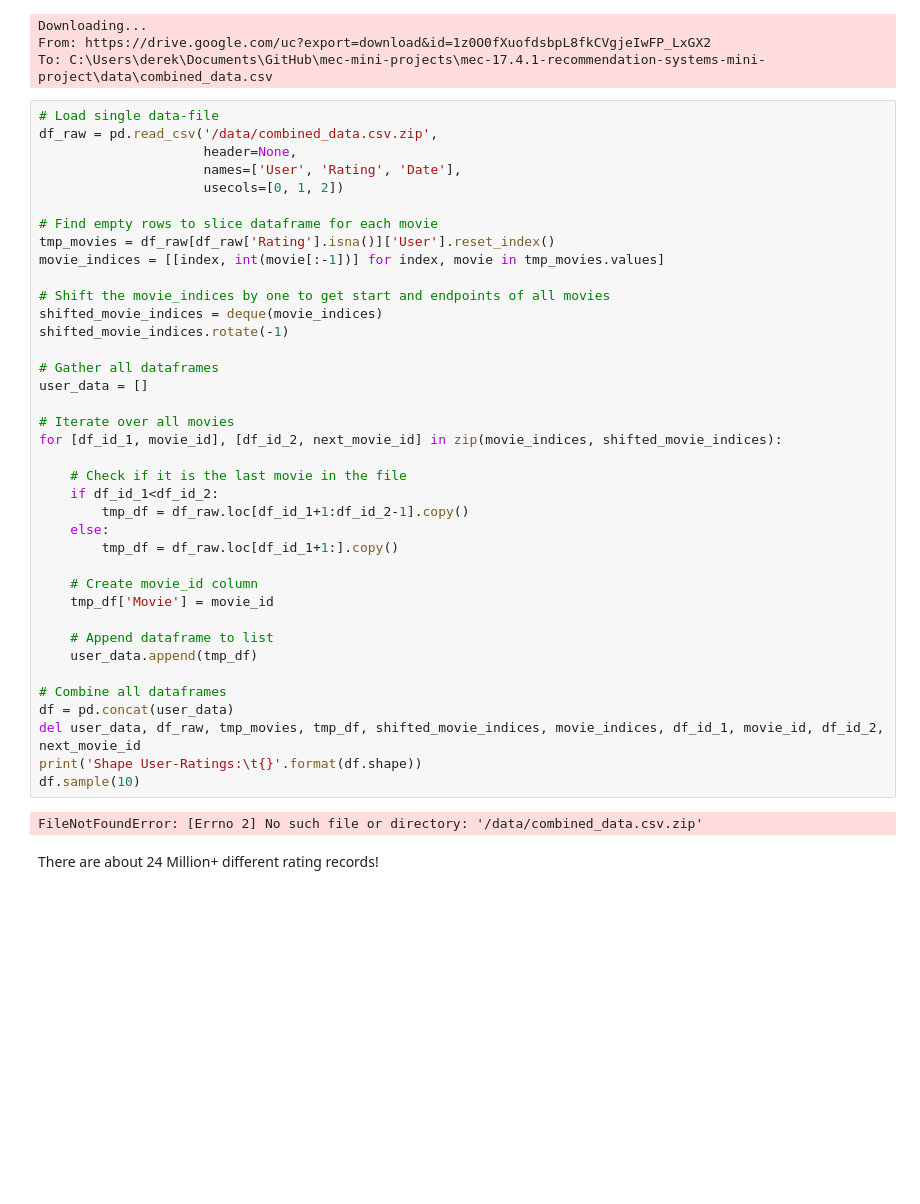
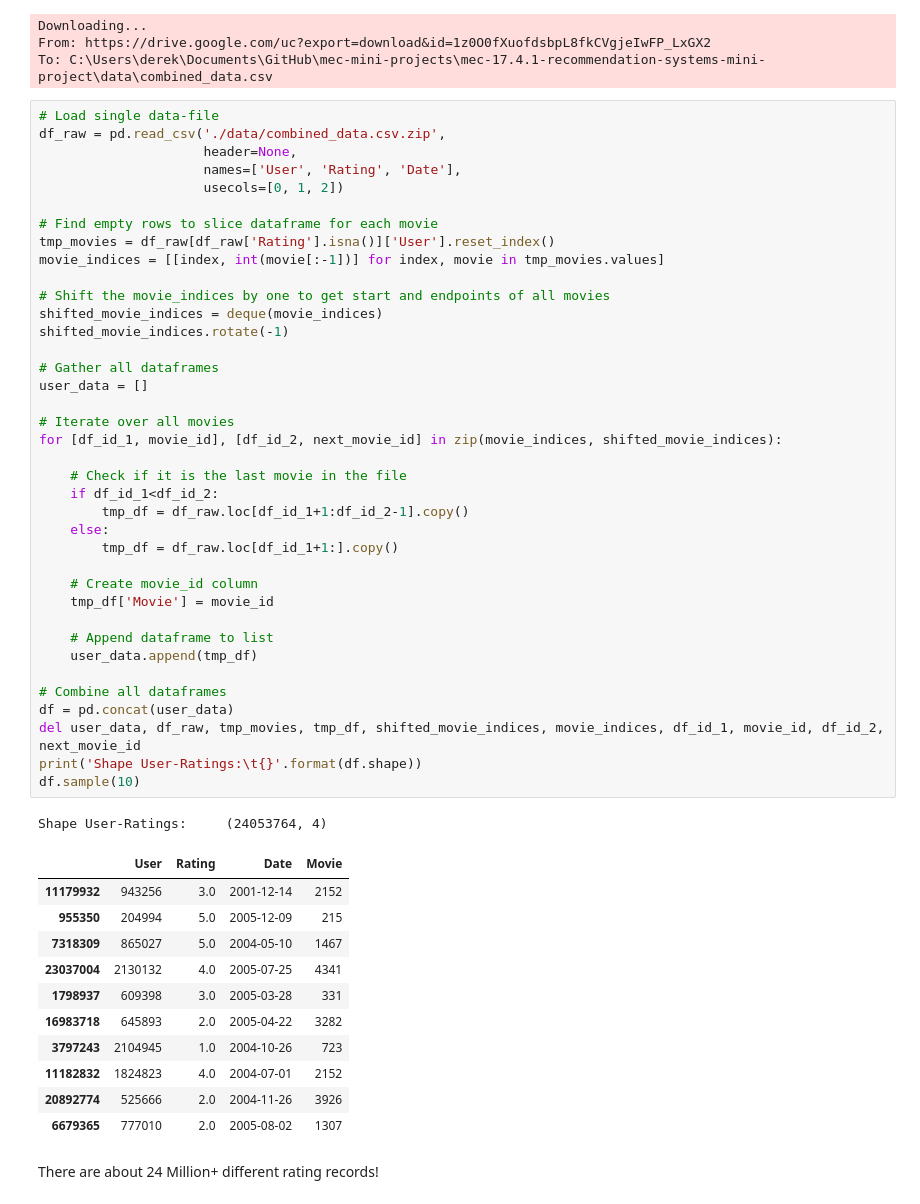
Before and after one commit to 3DBull/mec-mini-projects, a Jupyter notebook: mec-17.4.1-recommendation-systems-mini-project/Mini_Project_Recommendation_Systems.ipynb, the cells around one changed output. Cells and saved outputs as stored; diff of their text form; blank space fills up the shorter version.

```diff
--- a/mec-17.4.1-recommendation-systems-mini-project/Mini_Project_Recommendation_Systems.ipynb
+++ b/mec-17.4.1-recommendation-systems-mini-project/Mini_Project_Recommendation_Systems.ipynb
@@ -168,7 +168,7 @@ From: https://drive.google.com/uc?export=download&id=1z0O0fXuofdsbpL8fkCVgjeIwFP
 To: C:\Users\derek\Documents\GitHub\mec-mini-projects\mec-17.4.1-recommendation-systems-mini-project\data\combined_data.csv
 # %%
 # Load single data-file
-df_raw = pd.read_csv('/data/combined_data.csv.zip',
+df_raw = pd.read_csv('./data/combined_data.csv.zip',
                      header=None,
                      names=['User', 'Rating', 'Date'],
                      usecols=[0, 1, 2])
@@ -178,34 +178,45 @@ tmp_movies = df_raw[df_raw['Rating'].isna()]['User'].reset_index()
 movie_indices = [[index, int(movie[:-1])] for index, movie in tmp_movies.values]
 
 # Shift the movie_indices by one to get start and endpoints of all movies
 shifted_movie_indices = deque(movie_indices)
 shifted_movie_indices.rotate(-1)
 
 # Gather all dataframes
 user_data = []
 
 # Iterate over all movies
 for [df_id_1, movie_id], [df_id_2, next_movie_id] in zip(movie_indices, shifted_movie_indices):
 
     # Check if it is the last movie in the file
     if df_id_1<df_id_2:
         tmp_df = df_raw.loc[df_id_1+1:df_id_2-1].copy()
     else:
         tmp_df = df_raw.loc[df_id_1+1:].copy()
 
     # Create movie_id column
     tmp_df['Movie'] = movie_id
 
     # Append dataframe to list
     user_data.append(tmp_df)
 
 # Combine all dataframes
 df = pd.concat(user_data)
 del user_data, df_raw, tmp_movies, tmp_df, shifted_movie_indices, movie_indices, df_id_1, movie_id, df_id_2, next_movie_id
 print('Shape User-Ratings:\t{}'.format(df.shape))
 df.sample(10)
 # %% [output]
-FileNotFoundError: [Errno 2] No such file or directory: '/data/combined_data.csv.zip'
+Shape User-Ratings:     (24053764, 4)
+|  | User | Rating | Date | Movie |
+| 11179932 | 943256 | 3.0 | 2001-12-14 | 2152 |
+| 955350 | 204994 | 5.0 | 2005-12-09 | 215 |
+| 7318309 | 865027 | 5.0 | 2004-05-10 | 1467 |
+| 23037004 | 2130132 | 4.0 | 2005-07-25 | 4341 |
+| 1798937 | 609398 | 3.0 | 2005-03-28 | 331 |
+| 16983718 | 645893 | 2.0 | 2005-04-22 | 3282 |
+| 3797243 | 2104945 | 1.0 | 2004-10-26 | 723 |
+| 11182832 | 1824823 | 4.0 | 2004-07-01 | 2152 |
+| 20892774 | 525666 | 2.0 | 2004-11-26 | 3926 |
+| 6679365 | 777010 | 2.0 | 2005-08-02 | 1307 |
 # %% [markdown]
 There are about 24 Million+ different rating records!
 # %% [markdown]
```
Also changed, not shown: parts of 8 cells of this notebook, 1 other file.
